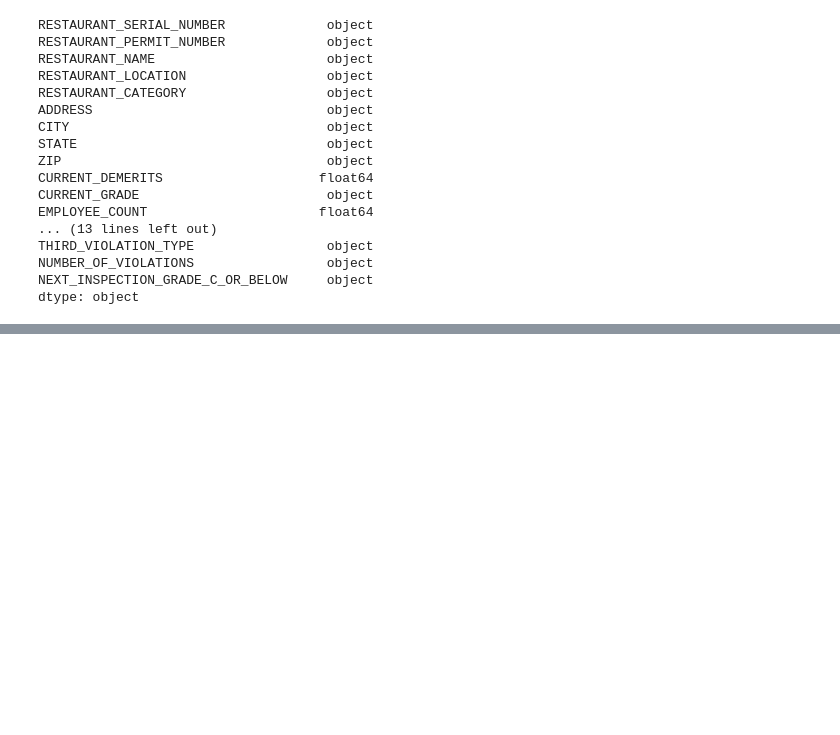
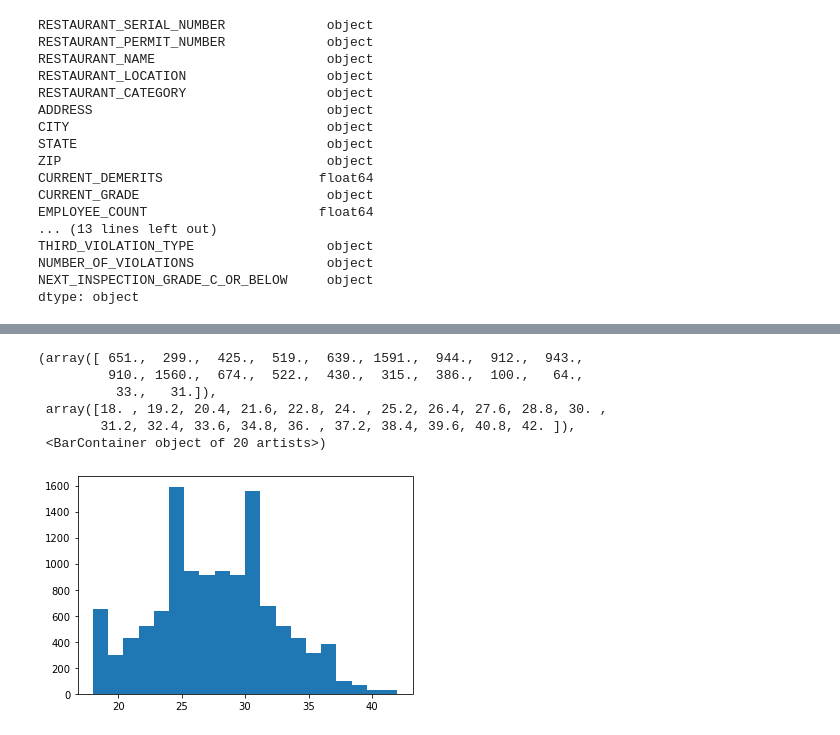
Before and after one commit to SrikarPrayaga06/NW-Modeling-Assessment, a Jupyter notebook: Untitled-1.ipynb, the cells around one changed output, grey strips where cells are left out. Drawn from its saved outputs; the diff is of its cells as text; code cells hidden in the pictures; blank space fills up the shorter version.

```diff
--- a/Untitled-1.ipynb
+++ b/Untitled-1.ipynb
@@ -143,7 +146,7 @@ train["ADDRESS"]=train["ADDRESS"].astype('str')
 train['CITY']=train['CITY'].astype('str')
 train["STATE"]=train["STATE"].astype('str')
 train["ZIP"]=train["ZIP"].astype('str')
-train["CURRENT_GRADE"]=train["CURRENT_GRADE"].astype('category')
+train["CURRENT_GRADE"]=train["CURRENT_GRADE"].astype('str')
 train["EMPLOYEE_COUNT"]=train["EMPLOYEE_COUNT"].astype('int64')
 train["MEDIAN_EMPLOYEE_AGE"]=train["MEDIAN_EMPLOYEE_AGE"].astype('int64')
 
@@ -151,13 +154,20 @@ train["MEDIAN_EMPLOYEE_AGE"]=train["MEDIAN_EMPLOYEE_AGE"].astype('int64')
 train['INSPECTION_TIME'] = train['INSPECTION_TIME'].astype('str')
 train['INSPECTION_TIME'] = train['INSPECTION_TIME'].str.replace('/', '-')
 train['INSPECTION_TIME'] = pd.to_datetime(train['INSPECTION_TIME'],errors='coerce')
-train['INSPECTION_DEMERITS'] = train['INSPECTION_DEMERITS'].astype('int64',errors='ignore')
+
+# remove row in train with 'Routine Inspection' in INSPECTION_DEMERITS
+train = train[train['INSPECTION_DEMERITS'] != 'Routine Inspection']
+train['INSPECTION_DEMERITS'] = train['INSPECTION_DEMERITS'].astype('int64')
 
 train['RECORD_UPDATED'] = train['RECORD_UPDATED'].astype('str')
 train['RECORD_UPDATED'] = train['RECORD_UPDATED'].str.replace('/', '-')
 train['RECORD_UPDATED'] = pd.to_datetime(train['RECORD_UPDATED'],errors='coerce')
 train['RECORD_UPDATED'] = pd.to_datetime(train['RECORD_UPDATED'])
 
+
+train['FIRST_VIOLATION']=train['FIRST_VIOLATION_TYPE'].astype('str')
+train['SECOND_VIOLATION']=train['SECOND_VIOLATION_TYPE'].astype('str')
+train['THIRD_VIOLATION']=train['THIRD_VIOLATION_TYPE'].astype('str')
 
 train['FIRST_VIOLATION_TYPE']=train['FIRST_VIOLATION_TYPE'].astype('str')
 train['SECOND_VIOLATION_TYPE']=train['SECOND_VIOLATION_TYPE'].astype('str')
@@ -313,0 +332,11 @@ test = test[test['MEDIAN_EMPLOYEE_AGE'] <= threshold]
+# %%
+# plot the histogram of MEDIAN_EMPLOYEE_AGE
+plt.hist(train['MEDIAN_EMPLOYEE_AGE'], bins=20)
+# %% [output]
+(array([ 651.,  299.,  425.,  519.,  639., 1591.,  944.,  912.,  943.,
+         910., 1560.,  674.,  522.,  430.,  315.,  386.,  100.,   64.,
+          33.,   31.]),
+ array([18. , 19.2, 20.4, 21.6, 22.8, 24. , 25.2, 26.4, 27.6, 28.8, 30. ,
+        31.2, 32.4, 33.6, 34.8, 36. , 37.2, 38.4, 39.6, 40.8, 42. ]),
+ <BarContainer object of 20 artists>)
+[figure, added]
```
Also changed, not shown: parts of 23 cells of this notebook.
